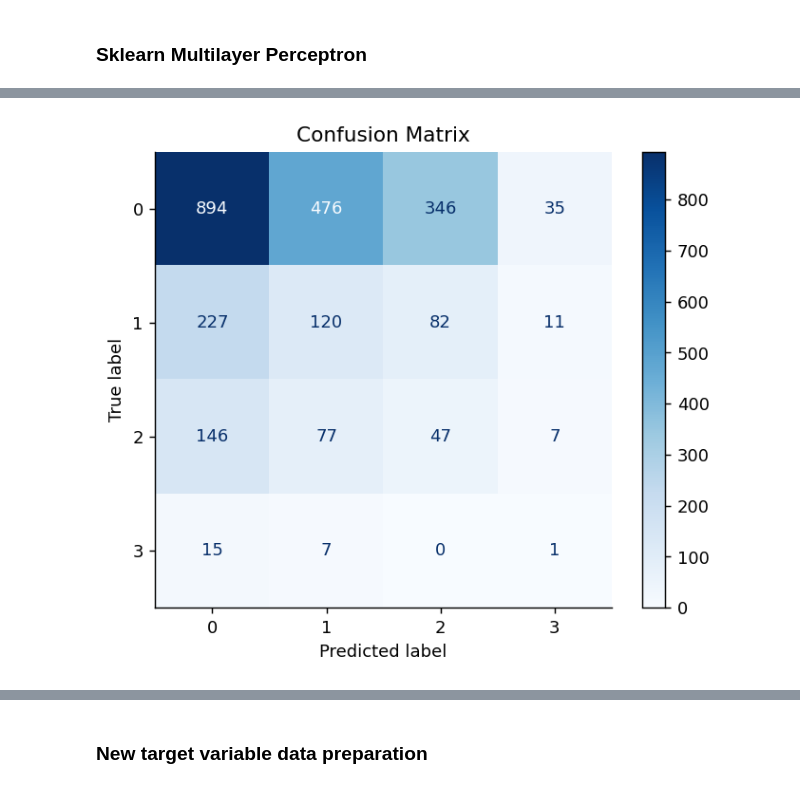
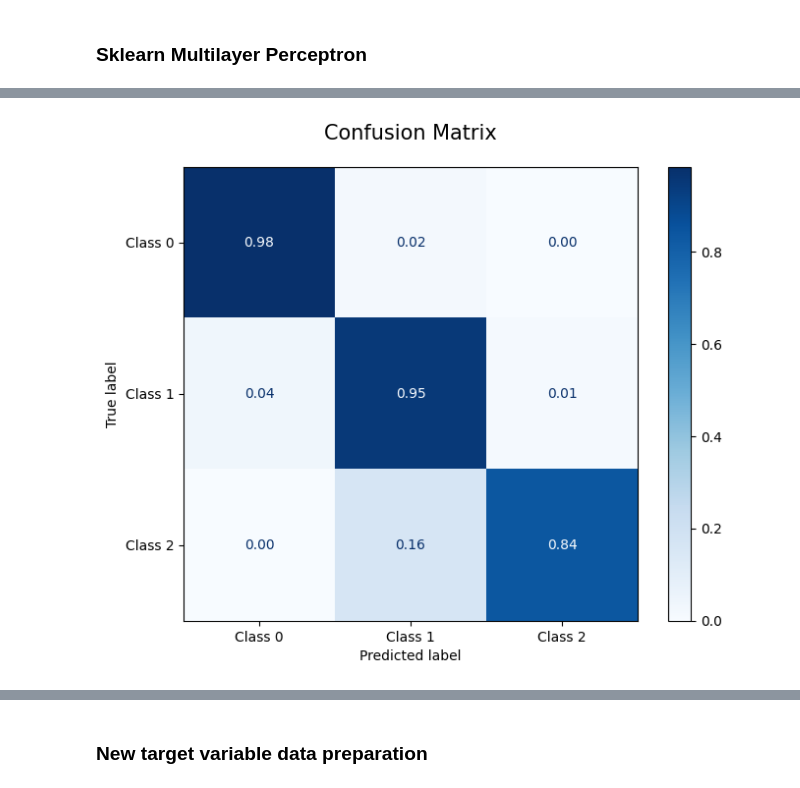
Before and after one commit to kilomo12/Data_Mining_project2, a Jupyter notebook: neural_network_classification.ipynb, the cells around one changed output, grey strips where cells are left out. Cells and saved outputs as stored; diff of their text form; code cells hidden in the pictures.

```diff
--- a/neural_network_classification.ipynb
+++ b/neural_network_classification.ipynb
@@ -63,0 +82,4 @@ Shape y: (8301,)
+# %%
+df = encoder_labels_categoriques(df)
+# %%
+df.drop(columns=["PCIAT-PCIAT_Total", "sii"], inplace=True)
@@ -64,3 +116,6 @@ Shape y: (8301,)
+# %%
+# I merge class 2 and 3 into a single class (class 2)
+y = np.where(y == 3, 2, y)
 # %% [markdown]
 ### Data Partitioning
 # %%
@@ -146,0 +186,10 @@ weighted avg       0.53      0.43      0.47      2491
+# %%
+clf = MLPClassifier(random_state=0, max_iter=500)
+
+clf.fit(X_train_resampled, y_train_resampled)
+
+y_pred = clf.predict(X_test)
+
+print('Accuracy %s' % accuracy_score(y_test, y_pred))
+print('F1-score %s' % f1_score(y_test, y_pred, average=None))
+print(classification_report(y_test, y_pred))
@@ -147,13 +214,18 @@ weighted avg       0.53      0.43      0.47      2491
 # %%
-from sklearn.metrics import confusion_matrix, ConfusionMatrixDisplay
+fig, ax = plt.subplots(figsize=(8, 6))
 
-# Compute confusion matrix
-cm = confusion_matrix(y_test, y_pred)
+disp = ConfusionMatrixDisplay.from_predictions(
+    y_test,
+    y_pred,
+    display_labels=["Class 0", "Class 1", "Class 2"], # Opzionale: nomi reali
+    cmap=plt.cm.Blues,
+    normalize='true',
+    ax=ax,
+    values_format='.2f' # Mostra solo 2 decimali
+)
 
-# Display
-disp = ConfusionMatrixDisplay(confusion_matrix=cm)
-disp.plot(cmap="Blues")
-plt.title("Confusion Matrix")
+ax.set_title("Confusion Matrix", fontsize=15, pad=20)
+plt.grid(False) # Rimuove linee fastidiose se presenti
 plt.show()
 # %% [output]
-[figure, old version]
+[figure, new version]
```
Also changed, not shown: parts of 76 cells of this notebook.
